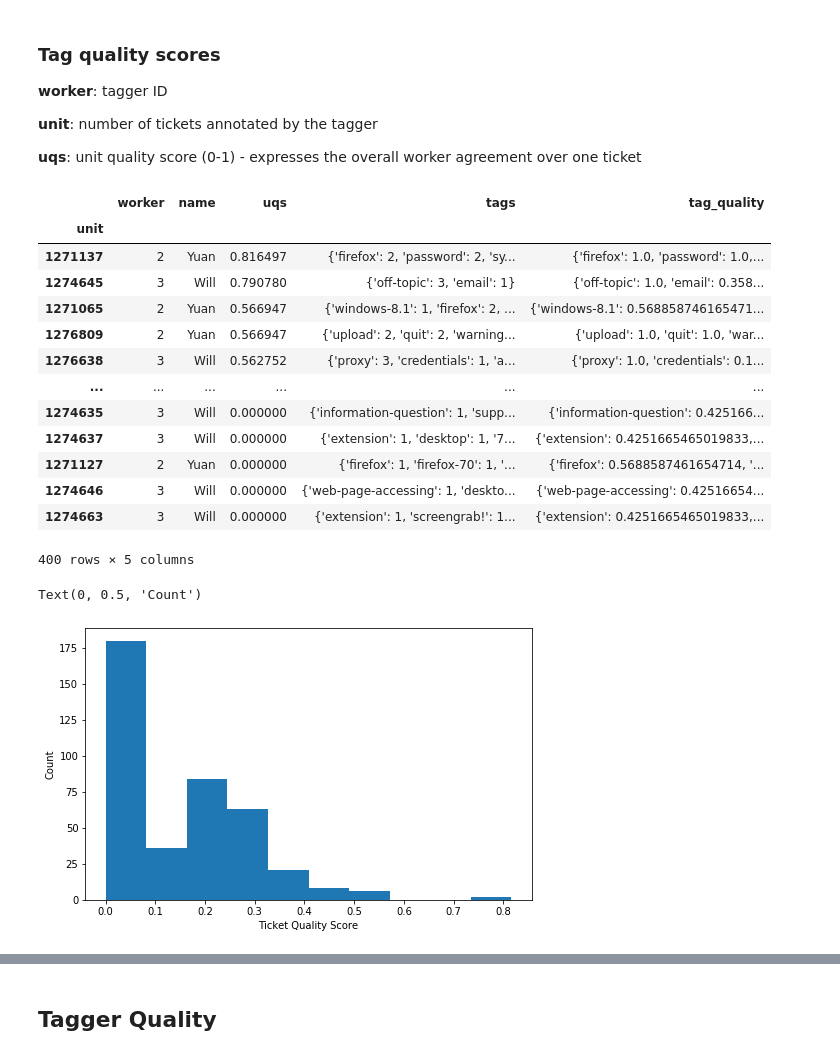
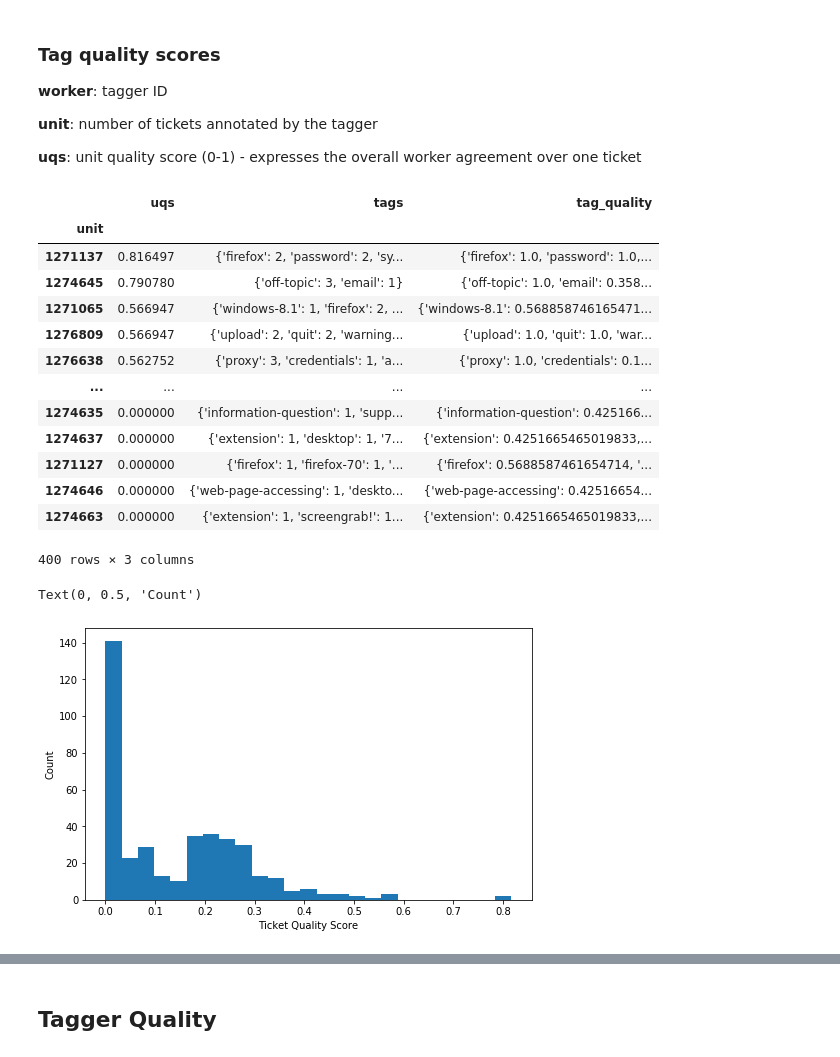
Before and after one commit to mlopatka/CANOSP2020, a Jupyter notebook: notebooks/SUMO CrowdTruth Metrics.ipynb, the cells around one changed output, grey strips where cells are left out. Saved outputs shown, nothing was run; the diff lists cells and outputs as text; code cells hidden in the pictures.

Commit message:
Updated uqs plot

```diff
--- a/notebooks/SUMO CrowdTruth Metrics.ipynb
+++ b/notebooks/SUMO CrowdTruth Metrics.ipynb
@@ -156,26 +156,24 @@ taggers = {
 # %%
 unit_results = results["units"]
 
-unit_results["name"] = unit_results["worker"].map(taggers)
-
 unit_results.rename(columns={'output.keywords': 'tags', 'unit_annotation_score': 'tag_quality'}, inplace=True)
 
-unit_results[["worker", "name", "uqs", "tags", "tag_quality"]].sort_values("uqs", ascending=False)
+unit_results[["uqs", "tags", "tag_quality"]].sort_values("uqs", ascending=False)
 # %% [output]
-|  | worker | name | uqs | tags | tag_quality |
-| unit |  |  |  |  |  |
-| 1271137 | 2 | Yuan | 0.816497 | {'firefox': 2, 'password': 2, 'sy... | {'firefox': 1.0, 'password': 1.0,... |
-| 1274645 | 3 | Will | 0.790780 | {'off-topic': 3, 'email': 1} | {'off-topic': 1.0, 'email': 0.358... |
-| 1271065 | 2 | Yuan | 0.566947 | {'windows-8.1': 1, 'firefox': 2, ... | {'windows-8.1': 0.568858746165471... |
-| 1276809 | 2 | Yuan | 0.566947 | {'upload': 2, 'quit': 2, 'warning... | {'upload': 1.0, 'quit': 1.0, 'war... |
-| 1276638 | 3 | Will | 0.562752 | {'proxy': 3, 'credentials': 1, 'a... | {'proxy': 1.0, 'credentials': 0.1... |
-| ... | ... | ... | ... | ... | ... |
-| 1274635 | 3 | Will | 0.000000 | {'information-question': 1, 'supp... | {'information-question': 0.425166... |
-| 1274637 | 3 | Will | 0.000000 | {'extension': 1, 'desktop': 1, '7... | {'extension': 0.4251665465019833,... |
-| 1271127 | 2 | Yuan | 0.000000 | {'firefox': 1, 'firefox-70': 1, '... | {'firefox': 0.5688587461654714, '... |
-| 1274646 | 3 | Will | 0.000000 | {'web-page-accessing': 1, 'deskto... | {'web-page-accessing': 0.42516654... |
-| 1274663 | 3 | Will | 0.000000 | {'extension': 1, 'screengrab!': 1... | {'extension': 0.4251665465019833,... |
+|  | uqs | tags | tag_quality |
+| unit |  |  |  |
+| 1271137 | 0.816497 | {'firefox': 2, 'password': 2, 'sy... | {'firefox': 1.0, 'password': 1.0,... |
+| 1274645 | 0.790780 | {'off-topic': 3, 'email': 1} | {'off-topic': 1.0, 'email': 0.358... |
+| 1271065 | 0.566947 | {'windows-8.1': 1, 'firefox': 2, ... | {'windows-8.1': 0.568858746165471... |
+| 1276809 | 0.566947 | {'upload': 2, 'quit': 2, 'warning... | {'upload': 1.0, 'quit': 1.0, 'war... |
+| 1276638 | 0.562752 | {'proxy': 3, 'credentials': 1, 'a... | {'proxy': 1.0, 'credentials': 0.1... |
+| ... | ... | ... | ... |
+| 1274635 | 0.000000 | {'information-question': 1, 'supp... | {'information-question': 0.425166... |
+| 1274637 | 0.000000 | {'extension': 1, 'desktop': 1, '7... | {'extension': 0.4251665465019833,... |
+| 1271127 | 0.000000 | {'firefox': 1, 'firefox-70': 1, '... | {'firefox': 0.5688587461654714, '... |
+| 1274646 | 0.000000 | {'web-page-accessing': 1, 'deskto... | {'web-page-accessing': 0.42516654... |
+| 1274663 | 0.000000 | {'extension': 1, 'screengrab!': 1... | {'extension': 0.4251665465019833,... |
-400 rows × 5 columns
+400 rows × 3 columns
 # %%
 import matplotlib.pyplot as plt
 %matplotlib inline
@@ -183,9 +181,9 @@ import matplotlib.pyplot as plt
 # set plot size
 plt.rcParams['figure.figsize'] = [8, 5]
 # %%
-plt.hist(unit_results["uqs"])
+plt.hist(unit_results["uqs"], bins=25)
 plt.xlabel("Ticket Quality Score")
 plt.ylabel("Count")
 # %% [output]
 Text(0, 0.5, 'Count')
-[figure, old version]
+[figure, new version]
```
Also changed, not shown: parts of 1 cell of this notebook.
